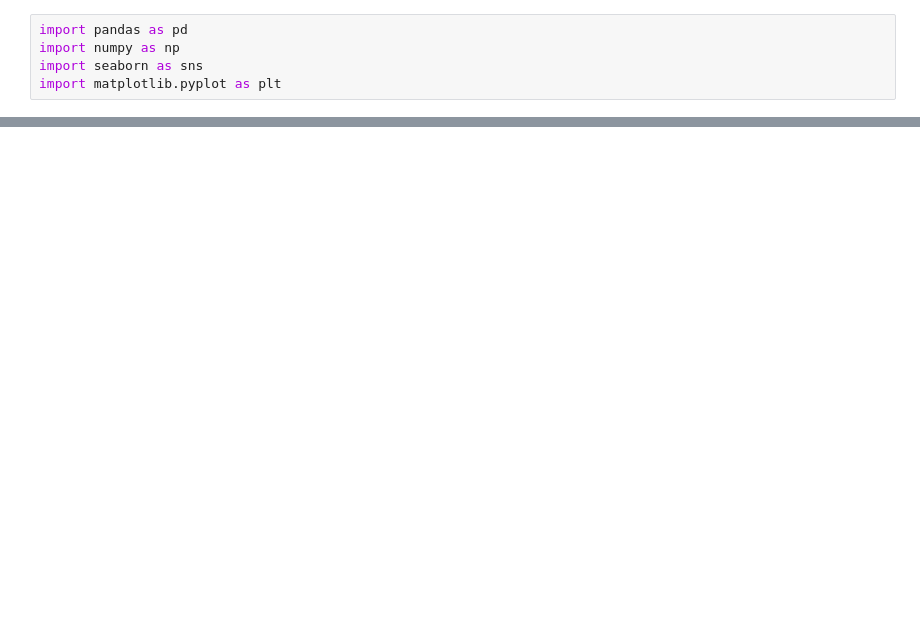
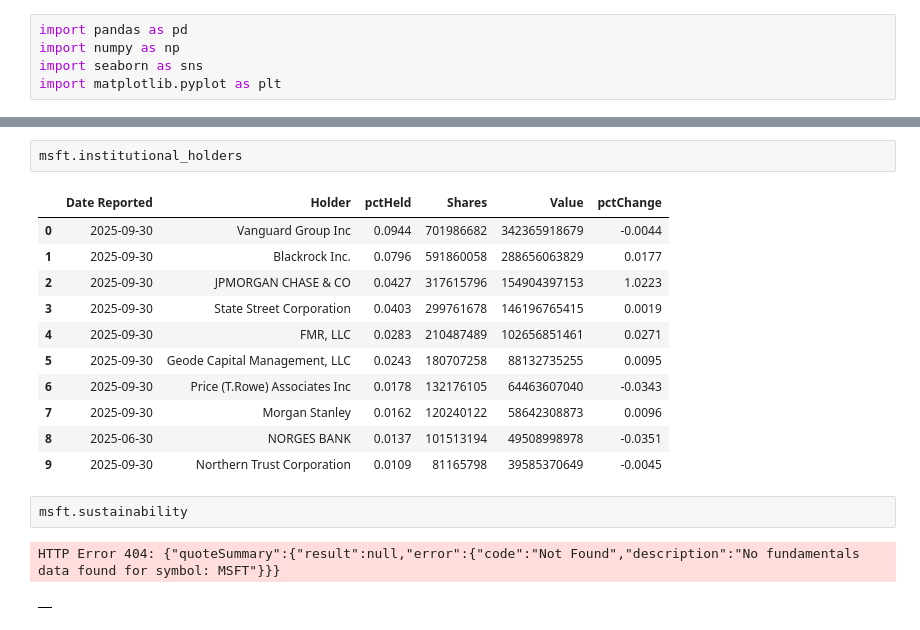
Before and after one commit to harsh-pratapsingh24/STOCKS-PREDICTION-MODEL, a Jupyter notebook: yfinance.ipynb, the cells around one changed output, grey strips where cells are left out. Cells and saved outputs as stored; diff of their text form; blank space fills up the shorter version.

```diff
--- a/yfinance.ipynb
+++ b/yfinance.ipynb
@@ -25,0 +91,19 @@ Successfully installed curl_cffi-0.13.0 multitasking-0.0.12 peewee-3.18.3 websoc
+# %%
+msft.institutional_holders
+# %% [output]
+|  | Date Reported | Holder | pctHeld | Shares | Value | pctChange |
+| 0 | 2025-09-30 | Vanguard Group Inc | 0.0944 | 701986682 | 342365918679 | -0.0044 |
+| 1 | 2025-09-30 | Blackrock Inc. | 0.0796 | 591860058 | 288656063829 | 0.0177 |
+| 2 | 2025-09-30 | JPMORGAN CHASE & CO | 0.0427 | 317615796 | 154904397153 | 1.0223 |
+| 3 | 2025-09-30 | State Street Corporation | 0.0403 | 299761678 | 146196765415 | 0.0019 |
+| 4 | 2025-09-30 | FMR, LLC | 0.0283 | 210487489 | 102656851461 | 0.0271 |
+| 5 | 2025-09-30 | Geode Capital Management, LLC | 0.0243 | 180707258 | 88132735255 | 0.0095 |
+| 6 | 2025-09-30 | Price (T.Rowe) Associates Inc | 0.0178 | 132176105 | 64463607040 | -0.0343 |
+| 7 | 2025-09-30 | Morgan Stanley | 0.0162 | 120240122 | 58642308873 | 0.0096 |
+| 8 | 2025-06-30 | NORGES BANK | 0.0137 | 101513194 | 49508998978 | -0.0351 |
+| 9 | 2025-09-30 | Northern Trust Corporation | 0.0109 | 81165798 | 39585370649 | -0.0045 |
+# %%
+msft.sustainability
+# %% [output]
+HTTP Error 404: {"quoteSummary":{"result":null,"error":{"code":"Not Found","description":"No fundamentals data found for symbol: MSFT"}}}
+|  |
```
Also changed, not shown: parts of 16 cells of this notebook.
